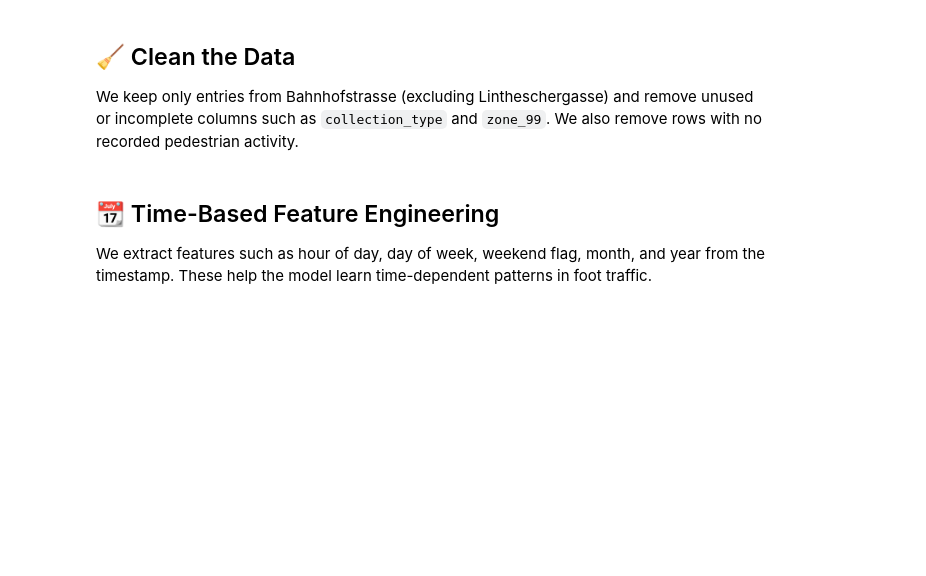
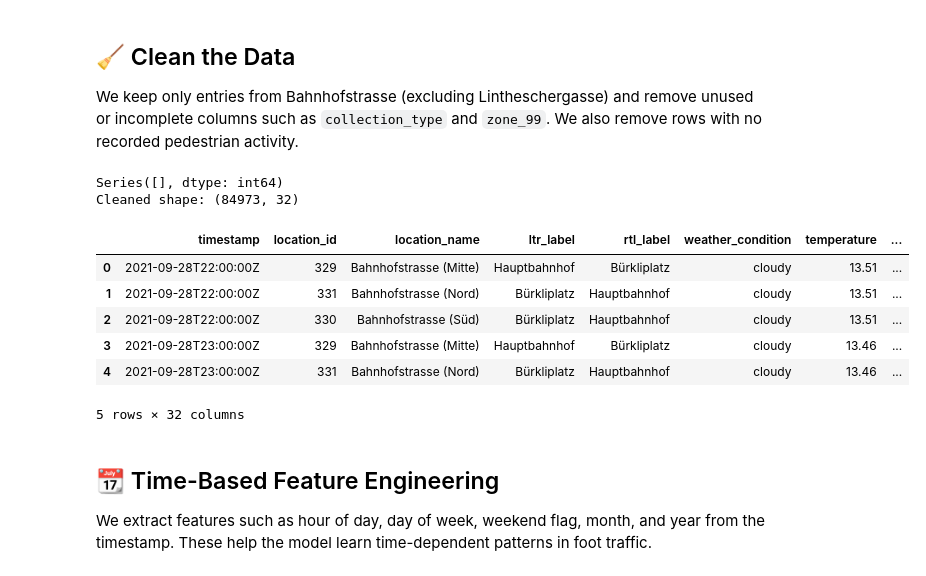
Before and after one commit to fasteque/zh-bahnhofstrasse-traffic-prediction, a Jupyter notebook: notebooks/zurich_bahnhofstrasse.ipynb, the cells around one changed output. Cells and saved outputs as stored; diff of their text form; code cells hidden in the pictures; blank space fills up the shorter version.

```diff
--- a/notebooks/zurich_bahnhofstrasse.ipynb
+++ b/notebooks/zurich_bahnhofstrasse.ipynb
@@ -27,20 +36,34 @@ We keep only entries from Bahnhofstrasse (excluding Lintheschergasse) and remove
 # %%
 # Keep only Bahnhofstrasse locations
 bahnhof_data = data[data['location_name'].str.contains('Bahnhofstrasse')].copy()
 
 # Drop zone_99 and collection_type
 zone_99_cols = [col for col in bahnhof_data.columns if col.startswith('zone_99')]
 bahnhof_data.drop(columns=['collection_type'] + zone_99_cols, inplace=True)
 
 # Drop rows where all counts are 0 (invalid sensor readings)
 bahnhof_data = bahnhof_data[bahnhof_data['pedestrians_count'] > 0]
 
 # Reset index for safety
 bahnhof_data.reset_index(drop=True, inplace=True)
 
+# Check for null values
+nulls = bahnhof_data.isnull().sum()
+print(nulls[nulls > 0])
+
 # Check result
 print("Cleaned shape:", bahnhof_data.shape)
 bahnhof_data.head()
+# %% [output]
+Series([], dtype: int64)
+Cleaned shape: (84973, 32)
+|  | timestamp | location_id | location_name | ltr_label | rtl_label | weather_condition | temperature | ... |
+| 0 | 2021-09-28T22:00:00Z | 329 | Bahnhofstrasse (Mitte) | Hauptbahnhof | Bürkliplatz | cloudy | 13.51 | ... |
+| 1 | 2021-09-28T22:00:00Z | 331 | Bahnhofstrasse (Nord) | Bürkliplatz | Hauptbahnhof | cloudy | 13.51 | ... |
+| 2 | 2021-09-28T22:00:00Z | 330 | Bahnhofstrasse (Süd) | Bürkliplatz | Hauptbahnhof | cloudy | 13.51 | ... |
+| 3 | 2021-09-28T23:00:00Z | 329 | Bahnhofstrasse (Mitte) | Hauptbahnhof | Bürkliplatz | cloudy | 13.46 | ... |
+| 4 | 2021-09-28T23:00:00Z | 331 | Bahnhofstrasse (Nord) | Bürkliplatz | Hauptbahnhof | cloudy | 13.46 | ... |
+5 rows × 32 columns
 # %% [markdown]
 ## 📆 Time-Based Feature Engineering
 
```
Also changed, not shown: parts of 9 cells of this notebook, 3 other files.
